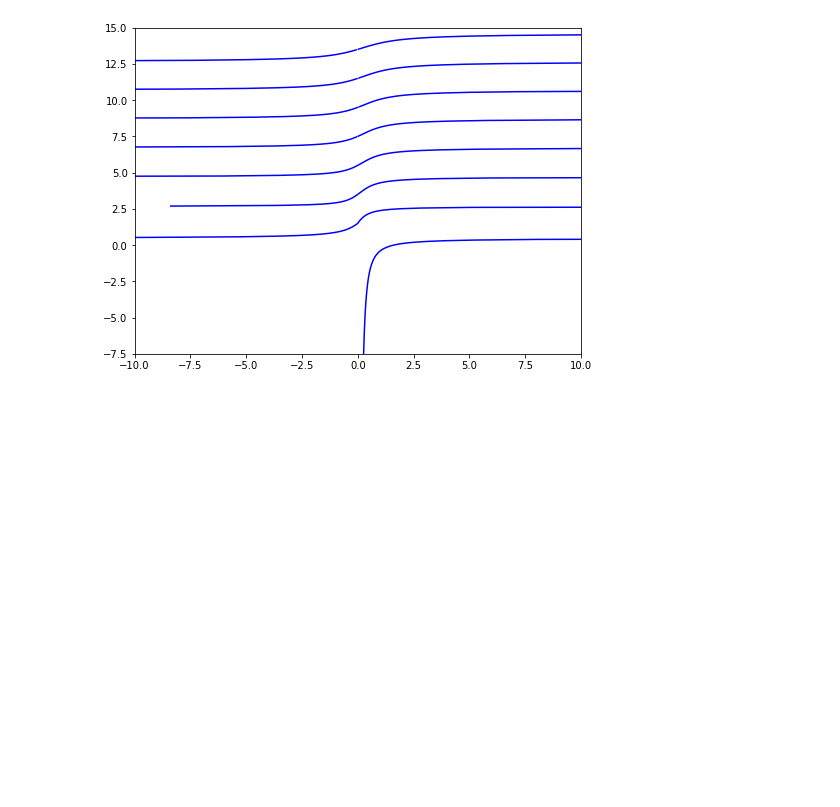
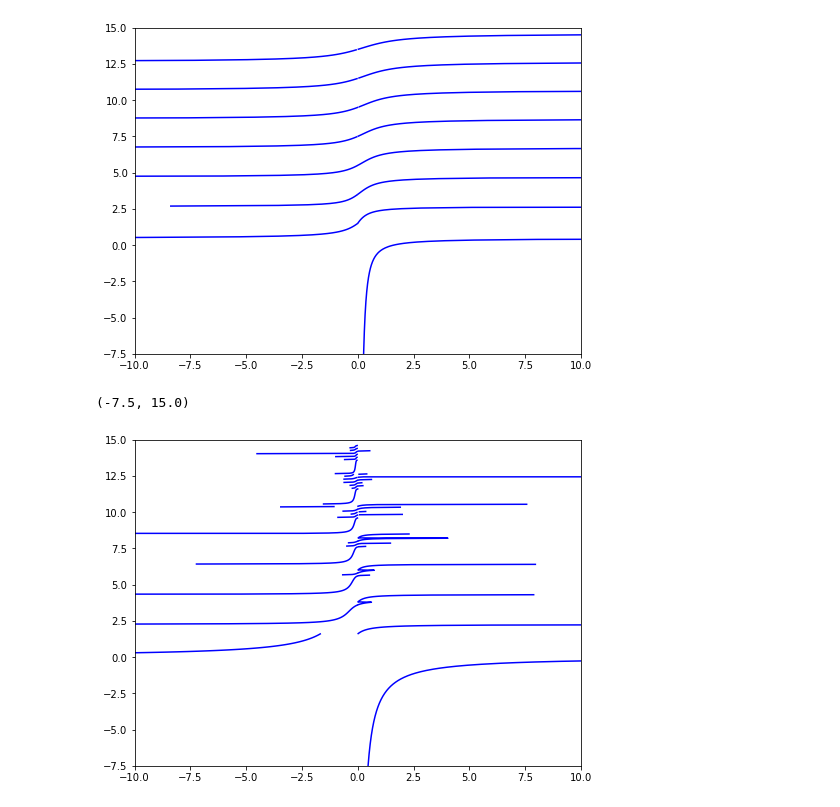
Before and after one commit to TsspGit/Ultracold_Atoms_src, a Jupyter notebook: ICIR_Theory/Untitled.ipynb, the cells around one changed output. Saved outputs shown, nothing was run; the diff lists cells and outputs as text; code cells hidden in the pictures; blank space fills up the shorter version.

```diff
--- a/ICIR_Theory/Untitled.ipynb
+++ b/ICIR_Theory/Untitled.ipynb
@@ -45,0 +49,11 @@ ax.set_ylim(-7.5, 15)
+# %%
+Spectrum = separate_levels(a3D, E)
+# %%
+fig, ax = plt.subplots(figsize=(8,6))
+for i in range(1, level+1):
+    plt.plot(Spectrum[f'a3D_n{i}'], Spectrum[f'E_n{i}'], 'b')
+ax.set_xlim(-10, 10)
+ax.set_ylim(-7.5, 15)
+# %% [output]
+(-7.5, 15.0)
+[figure, added]
```
Also changed, not shown: parts of 2 cells of this notebook, 16 other files.
